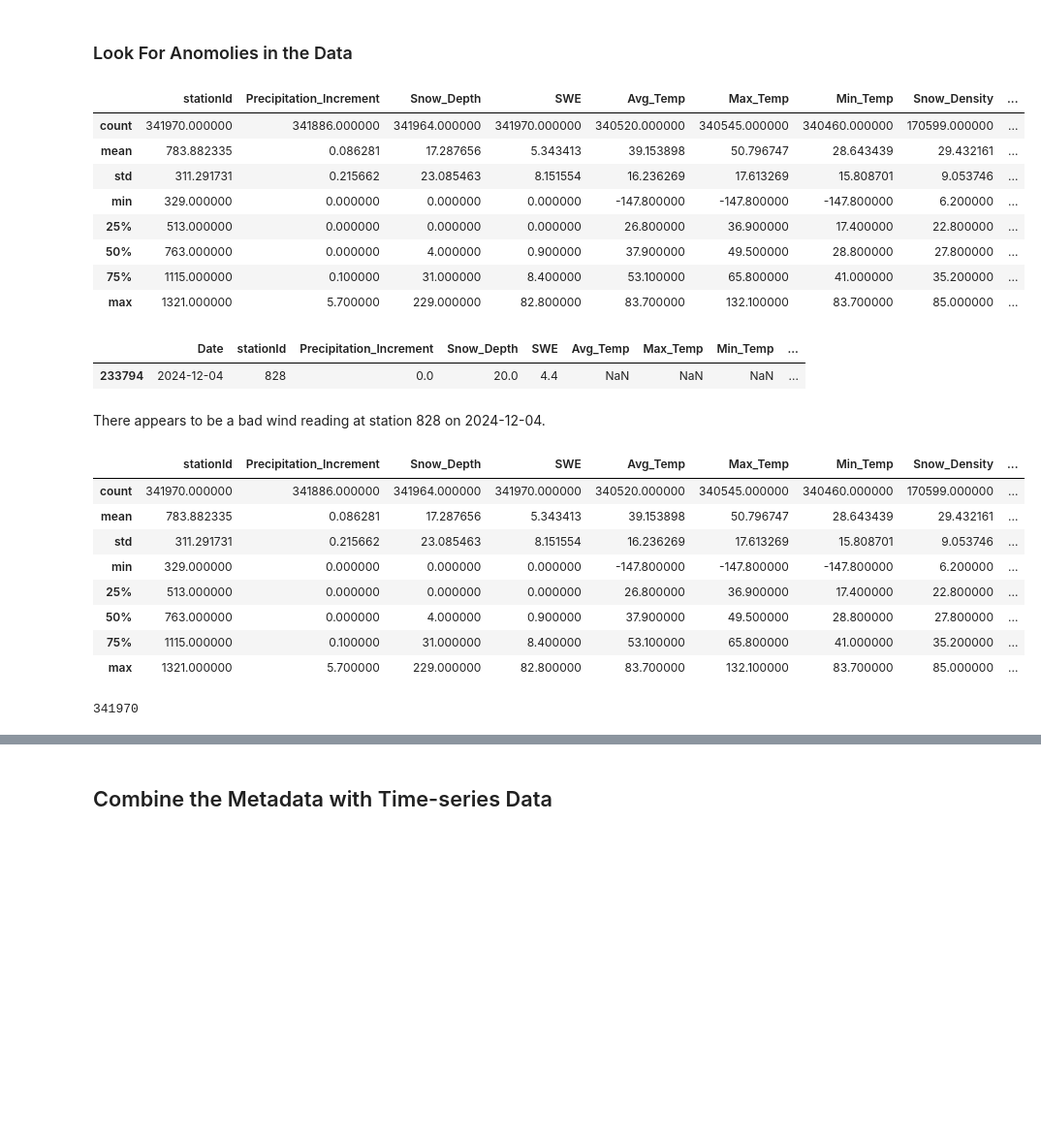
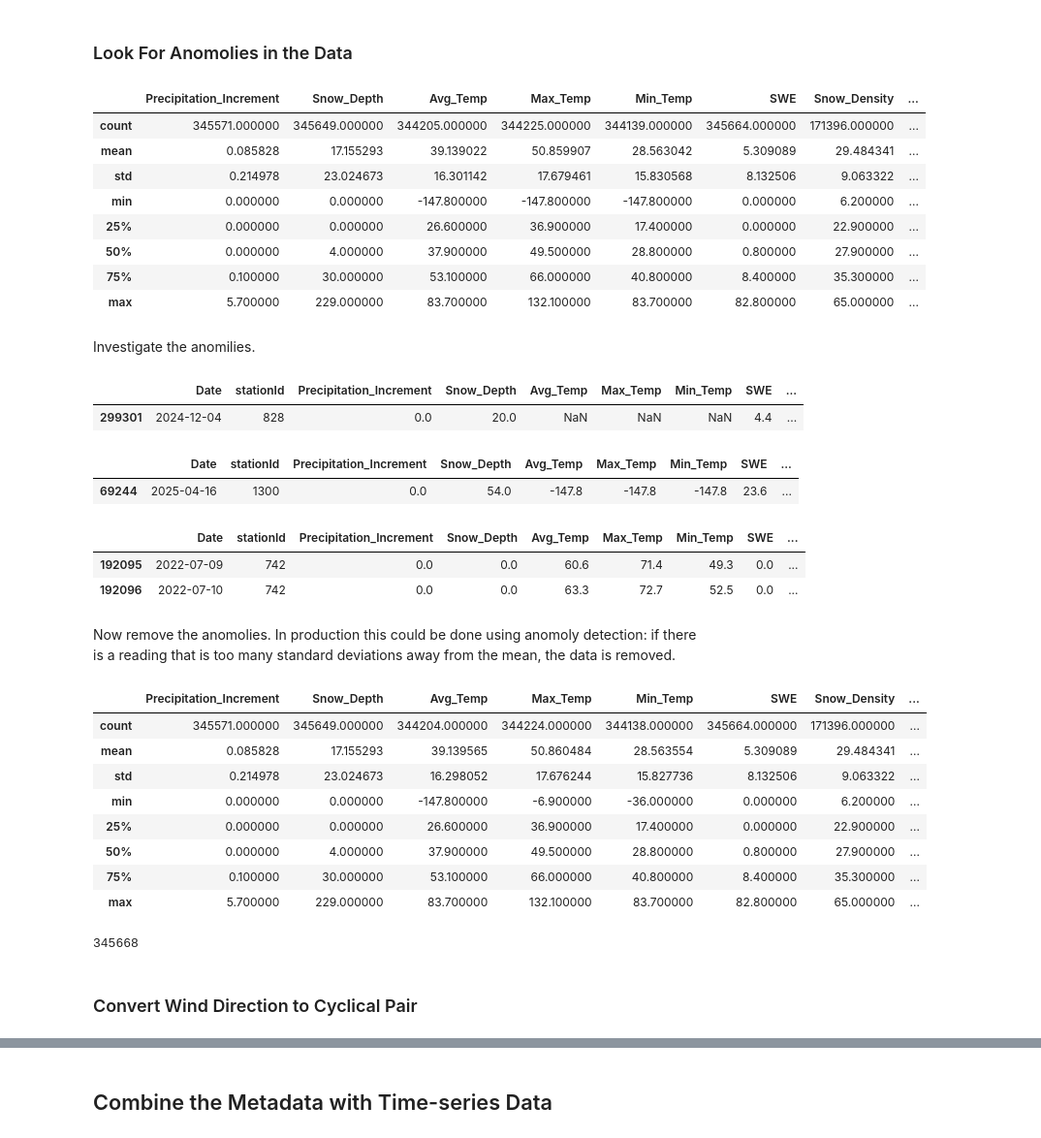
Before and after one commit to dallinmoore/avalanche-forecasting, a Jupyter notebook: main_notebook.ipynb, the cells around one changed output, grey strips where cells are left out. Shown at 97% size. Cells and saved outputs as stored; diff of their text form; code cells hidden in the pictures; blank space fills up the shorter version.

```diff
--- a/main_notebook.ipynb
+++ b/main_notebook.ipynb
@@ -500,7 +511,8 @@ def fetch_all_snotel_data( ids, elements, start_date, end_date=date.today().strf
 
 
 
-snotel_df_ts = fetch_all_snotel_data(unique_ids, snotel_elements, "2013-12-13")
+snotel_df_ts_raw = fetch_all_snotel_data(unique_ids, snotel_elements, "2013-12-13")
+snotel_df_ts = snotel_df_ts_raw.copy()
 snotel_df_ts.head()
 # %% [output]
 Fetching daily SNOTEL data for 86 stations…
@@ -524,40 +536,60 @@ Fetching daily SNOTEL data for 86 stations…
 # %%
 snotel_df_ts.describe()
 # %% [output]
-|  | stationId | Precipitation_Increment | Snow_Depth | SWE | Avg_Temp | Max_Temp | Min_Temp | Snow_Density | ... |
-| count | 341970.000000 | 341886.000000 | 341964.000000 | 341970.000000 | 340520.000000 | 340545.000000 | 340460.000000 | 170599.000000 | ... |
-| mean | 783.882335 | 0.086281 | 17.287656 | 5.343413 | 39.153898 | 50.796747 | 28.643439 | 29.432161 | ... |
-| std | 311.291731 | 0.215662 | 23.085463 | 8.151554 | 16.236269 | 17.613269 | 15.808701 | 9.053746 | ... |
-| min | 329.000000 | 0.000000 | 0.000000 | 0.000000 | -147.800000 | -147.800000 | -147.800000 | 6.200000 | ... |
-| 25% | 513.000000 | 0.000000 | 0.000000 | 0.000000 | 26.800000 | 36.900000 | 17.400000 | 22.800000 | ... |
-| 50% | 763.000000 | 0.000000 | 4.000000 | 0.900000 | 37.900000 | 49.500000 | 28.800000 | 27.800000 | ... |
-| 75% | 1115.000000 | 0.100000 | 31.000000 | 8.400000 | 53.100000 | 65.800000 | 41.000000 | 35.200000 | ... |
-| max | 1321.000000 | 5.700000 | 229.000000 | 82.800000 | 83.700000 | 132.100000 | 83.700000 | 85.000000 | ... |
+|  | Precipitation_Increment | Snow_Depth | Avg_Temp | Max_Temp | Min_Temp | SWE | Snow_Density | ... |
+| count | 345571.000000 | 345649.000000 | 344205.000000 | 344225.000000 | 344139.000000 | 345664.000000 | 171396.000000 | ... |
+| mean | 0.085828 | 17.155293 | 39.139022 | 50.859907 | 28.563042 | 5.309089 | 29.484341 | ... |
+| std | 0.214978 | 23.024673 | 16.301142 | 17.679461 | 15.830568 | 8.132506 | 9.063322 | ... |
+| min | 0.000000 | 0.000000 | -147.800000 | -147.800000 | -147.800000 | 0.000000 | 6.200000 | ... |
+| 25% | 0.000000 | 0.000000 | 26.600000 | 36.900000 | 17.400000 | 0.000000 | 22.900000 | ... |
+| 50% | 0.000000 | 4.000000 | 37.900000 | 49.500000 | 28.800000 | 0.800000 | 27.900000 | ... |
+| 75% | 0.100000 | 30.000000 | 53.100000 | 66.000000 | 40.800000 | 8.400000 | 35.300000 | ... |
+| max | 5.700000 | 229.000000 | 83.700000 | 132.100000 | 83.700000 | 82.800000 | 65.000000 | ... |
+# %% [markdown]
+Investigate the anomilies.
 # %%
 snotel_df_ts[snotel_df_ts["Avg_Wind_Speed"] <= -99]
 # %% [output]
-|  | Date | stationId | Precipitation_Increment | Snow_Depth | SWE | Avg_Temp | Max_Temp | Min_Temp | ... |
-| 233794 | 2024-12-04 | 828 | 0.0 | 20.0 | 4.4 | NaN | NaN | NaN | ... |
+|  | Date | stationId | Precipitation_Increment | Snow_Depth | Avg_Temp | Max_Temp | Min_Temp | SWE | ... |
+| 299301 | 2024-12-04 | 828 | 0.0 | 20.0 | NaN | NaN | NaN | 4.4 | ... |
-# %% [markdown]
-There appears to be a bad wind reading at station 828 on 2024-12-04.
+# %%
+snotel_df_ts[snotel_df_ts["Max_Temp"] <= -140]
+# %% [output]
+|  | Date | stationId | Precipitation_Increment | Snow_Depth | Avg_Temp | Max_Temp | Min_Temp | SWE | ... |
+| 69244 | 2025-04-16 | 1300 | 0.0 | 54.0 | -147.8 | -147.8 | -147.8 | 23.6 | ... |
+# %%
+snotel_df_ts[snotel_df_ts["Avg_Wind_Direction"] >= 18000]
+# %% [output]
+|  | Date | stationId | Precipitation_Increment | Snow_Depth | Avg_Temp | Max_Temp | Min_Temp | SWE | ... |
+| 192095 | 2022-07-09 | 742 | 0.0 | 0.0 | 60.6 | 71.4 | 49.3 | 0.0 | ... |
+| 192096 | 2022-07-10 | 742 | 0.0 | 0.0 | 63.3 | 72.7 | 52.5 | 0.0 | ... |
+# %% [markdown]
+Now remove the anomolies. In production this could be done using anomoly detection: if there is a reading that is too many standard deviations away from the mean, the data is removed.
 # %%
 # Identify the rows you want to modify
 mask = (snotel_df_ts["Avg_Wind_Speed"] <= -99)
+snotel_df_ts.loc[mask, ["Avg_Wind_Speed", "Max_Wind_Speed"]] = np.nan
 
-# Set specific columns to NaN
-snotel_df_ts.loc[mask, ["Avg_Wind_Direction", "Avg_Wind_Speed", "Max_Wind_Speed"]] = np.nan
+mask = (snotel_df_ts["Max_Temp"] <= -140)
+snotel_df_ts.loc[mask, ["Avg_Temp", "Max_Temp", "Min_Temp"]] = np.nan
+
+mask = ((snotel_df_ts["Avg_Wind_Direction"] > 360) | (snotel_df_ts["Avg_Wind_Direction"] < 0))
+snotel_df_ts.loc[mask, ["Avg_Wind_Direction"]] = np.nan
+
 snotel_df_ts.describe()
 # %% [output]
-|  | stationId | Precipitation_Increment | Snow_Depth | SWE | Avg_Temp | Max_Temp | Min_Temp | Snow_Density | ... |
-| count | 341970.000000 | 341886.000000 | 341964.000000 | 341970.000000 | 340520.000000 | 340545.000000 | 340460.000000 | 170599.000000 | ... |
-| mean | 783.882335 | 0.086281 | 17.287656 | 5.343413 | 39.153898 | 50.796747 | 28.643439 | 29.432161 | ... |
-| std | 311.291731 | 0.215662 | 23.085463 | 8.151554 | 16.236269 | 17.613269 | 15.808701 | 9.053746 | ... |
-| min | 329.000000 | 0.000000 | 0.000000 | 0.000000 | -147.800000 | -147.800000 | -147.800000 | 6.200000 | ... |
-| 25% | 513.000000 | 0.000000 | 0.000000 | 0.000000 | 26.800000 | 36.900000 | 17.400000 | 22.800000 | ... |
-| 50% | 763.000000 | 0.000000 | 4.000000 | 0.900000 | 37.900000 | 49.500000 | 28.800000 | 27.800000 | ... |
-| 75% | 1115.000000 | 0.100000 | 31.000000 | 8.400000 | 53.100000 | 65.800000 | 41.000000 | 35.200000 | ... |
-| max | 1321.000000 | 5.700000 | 229.000000 | 82.800000 | 83.700000 | 132.100000 | 83.700000 | 85.000000 | ... |
+|  | Precipitation_Increment | Snow_Depth | Avg_Temp | Max_Temp | Min_Temp | SWE | Snow_Density | ... |
+| count | 345571.000000 | 345649.000000 | 344204.000000 | 344224.000000 | 344138.000000 | 345664.000000 | 171396.000000 | ... |
+| mean | 0.085828 | 17.155293 | 39.139565 | 50.860484 | 28.563554 | 5.309089 | 29.484341 | ... |
+| std | 0.214978 | 23.024673 | 16.298052 | 17.676244 | 15.827736 | 8.132506 | 9.063322 | ... |
+| min | 0.000000 | 0.000000 | -147.800000 | -6.900000 | -36.000000 | 0.000000 | 6.200000 | ... |
+| 25% | 0.000000 | 0.000000 | 26.600000 | 36.900000 | 17.400000 | 0.000000 | 22.900000 | ... |
+| 50% | 0.000000 | 4.000000 | 37.900000 | 49.500000 | 28.800000 | 0.800000 | 27.900000 | ... |
+| 75% | 0.100000 | 30.000000 | 53.100000 | 66.000000 | 40.800000 | 8.400000 | 35.300000 | ... |
+| max | 5.700000 | 229.000000 | 83.700000 | 132.100000 | 83.700000 | 82.800000 | 65.000000 | ... |
 # %%
 len(snotel_df_ts)
 # %% [output]
-341970
+345668
+# %% [markdown]
+### Convert Wind Direction to Cyclical Pair
```
Also changed, not shown: parts of 62 cells of this notebook.
